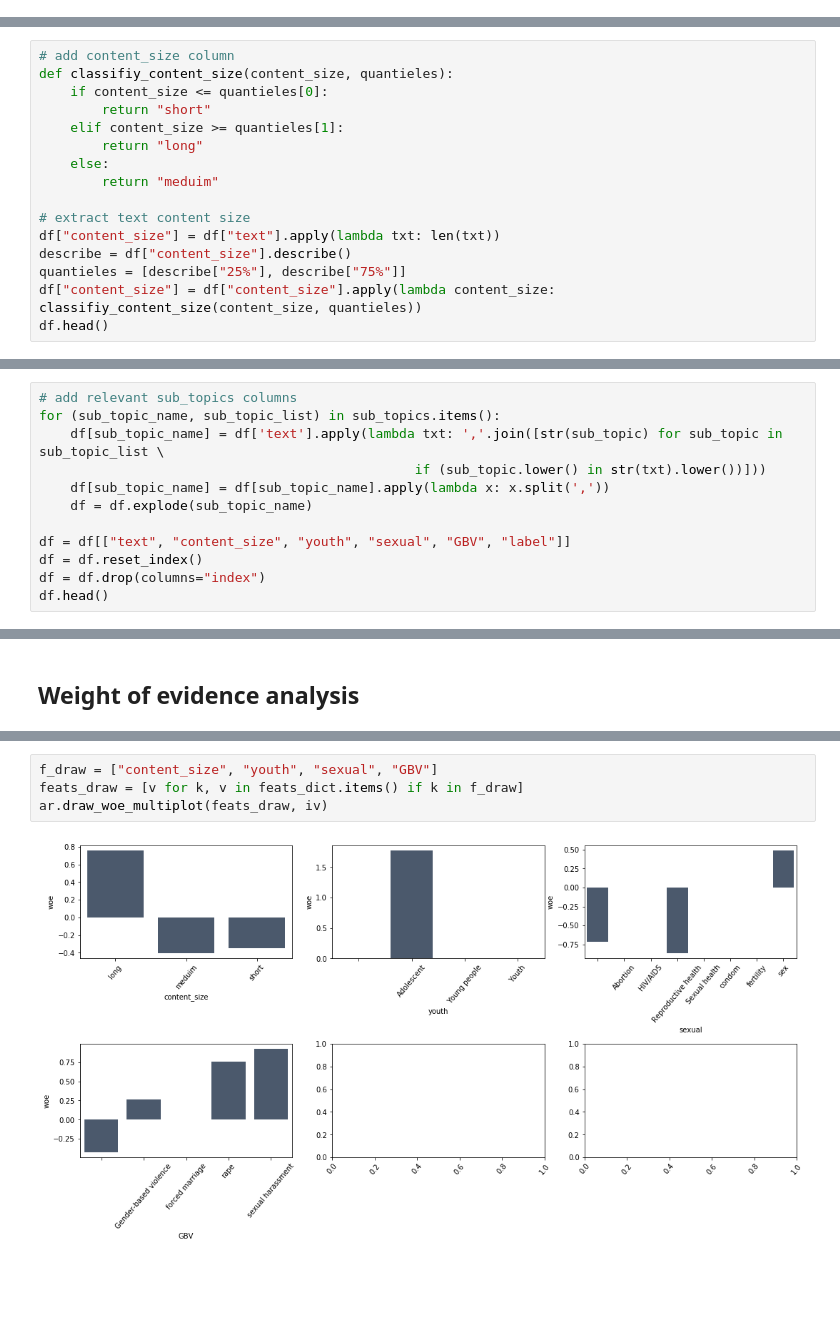
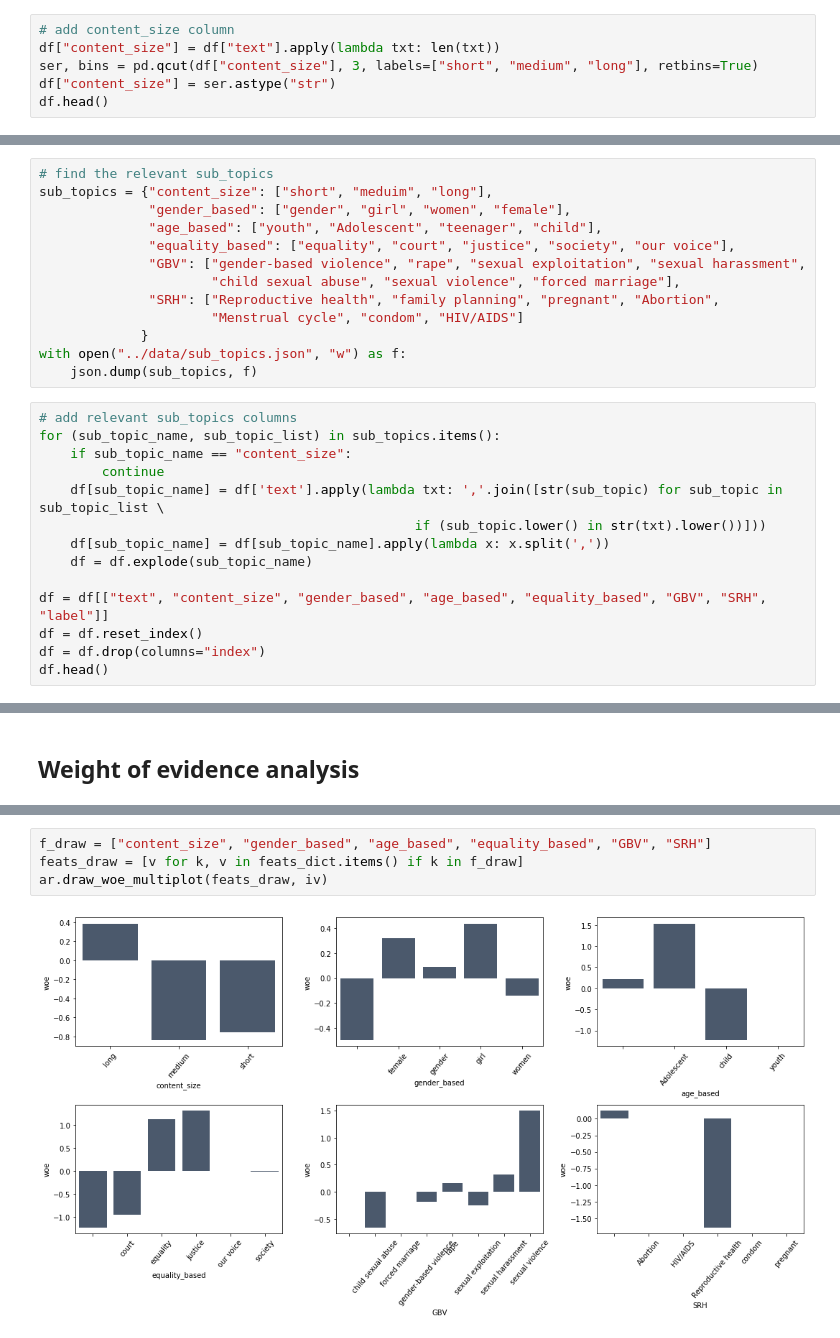
Before and after one commit to yonycherkos/SRH-GBV, a Jupyter notebook: code/SRH_GBV_analysis.ipynb, the cells around one changed output, grey strips where cells are left out. Cells and saved outputs as stored; diff of their text form; blank space fills up the shorter version.

Commit message:
find and add relevant attributes or sub-topics

```diff
--- a/code/SRH_GBV_analysis.ipynb
+++ b/code/SRH_GBV_analysis.ipynb
@@ -225,0 +234,6 @@ df.head()
+# %%
+# add content_size column
+df["content_size"] = df["text"].apply(lambda txt: len(txt))
+ser, bins = pd.qcut(df["content_size"], 3, labels=["short", "medium", "long"], retbins=True)
+df["content_size"] = ser.astype("str")
+df.head()
@@ -228,16 +252,0 @@ df.head()
-# %%
-# add content_size column
-def classifiy_content_size(content_size, quantieles):
-    if content_size <= quantieles[0]:
-        return "short"
-    elif content_size >= quantieles[1]:
-        return "long"
-    else:
-        return "meduim"
-
-# extract text content size
-df["content_size"] = df["text"].apply(lambda txt: len(txt))
-describe = df["content_size"].describe()
-quantieles = [describe["25%"], describe["75%"]]
-df["content_size"] = df["content_size"].apply(lambda content_size: classifiy_content_size(content_size, quantieles))
-df.head()
@@ -262,12 +284,27 @@ with open("../data/sub_topics.csv", "w") as f:
+# %%
+# find the relevant sub_topics
+sub_topics = {"content_size": ["short", "meduim", "long"],
+              "gender_based": ["gender", "girl", "women", "female"],
+              "age_based": ["youth", "Adolescent", "teenager", "child"],
+              "equality_based": ["equality", "court", "justice", "society", "our voice"],
+              "GBV": ["gender-based violence", "rape", "sexual exploitation", "sexual harassment",
+                      "child sexual abuse", "sexual violence", "forced marriage"],
+              "SRH": ["Reproductive health", "family planning", "pregnant", "Abortion",
+                      "Menstrual cycle", "condom", "HIV/AIDS"]
+             }
+with open("../data/sub_topics.json", "w") as f:
+    json.dump(sub_topics, f)
 # %%
 # add relevant sub_topics columns
 for (sub_topic_name, sub_topic_list) in sub_topics.items():
+    if sub_topic_name == "content_size":
+        continue
     df[sub_topic_name] = df['text'].apply(lambda txt: ','.join([str(sub_topic) for sub_topic in sub_topic_list \
                                                 if (sub_topic.lower() in str(txt).lower())]))
     df[sub_topic_name] = df[sub_topic_name].apply(lambda x: x.split(','))
     df = df.explode(sub_topic_name)
 
-df = df[["text", "content_size", "youth", "sexual", "GBV", "label"]]
+df = df[["text", "content_size", "gender_based", "age_based", "equality_based", "GBV", "SRH", "label"]]
 df = df.reset_index()
 df = df.drop(columns="index")
 df.head()
@@ -375,7 +431,7 @@ ar.draw_woe_extremes(feats, iv)
 # %%
-f_draw = ["content_size", "youth", "sexual", "GBV"]
+f_draw = ["content_size", "gender_based", "age_based", "equality_based", "GBV", "SRH"]
 feats_draw = [v for k, v in feats_dict.items() if k in f_draw]
 ar.draw_woe_multiplot(feats_draw, iv)
 # %% [output]
-[figure, old version]
+[figure, new version]
 # %%
```
Also changed, not shown: parts of 19 cells of this notebook, 4 other files.
